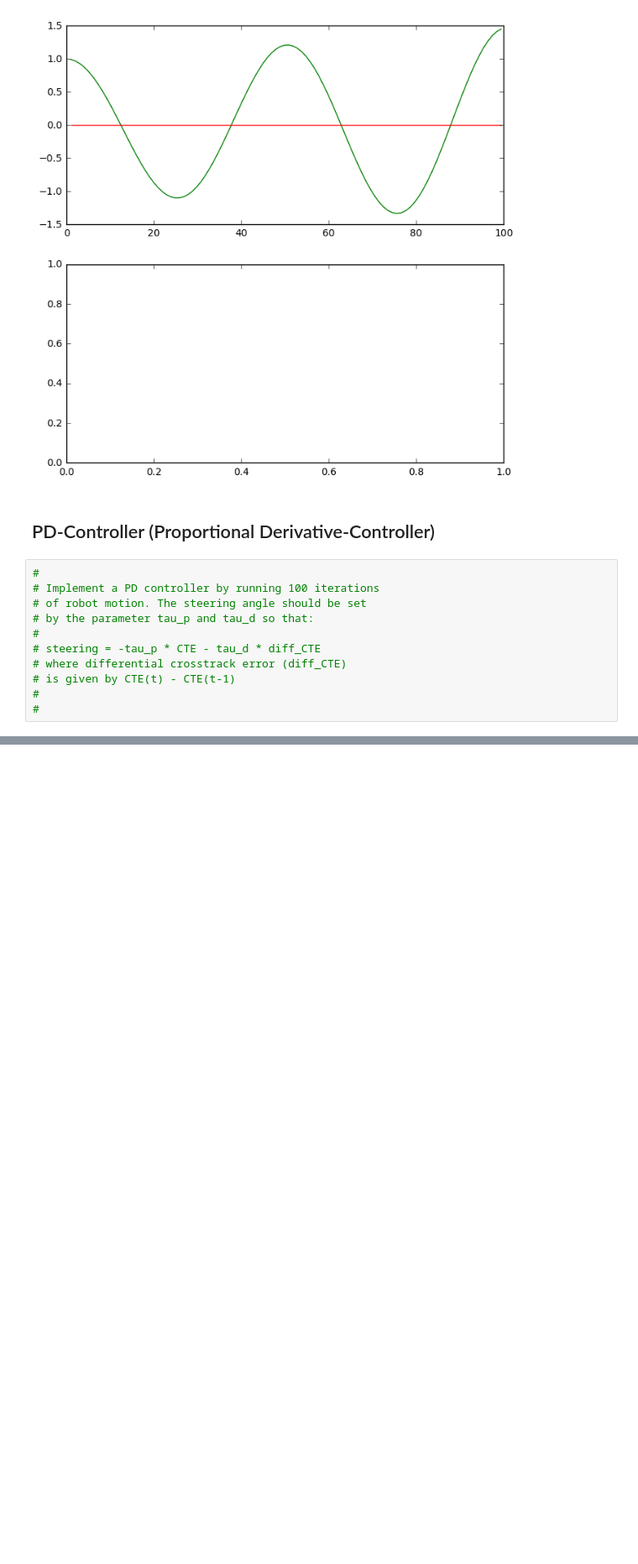
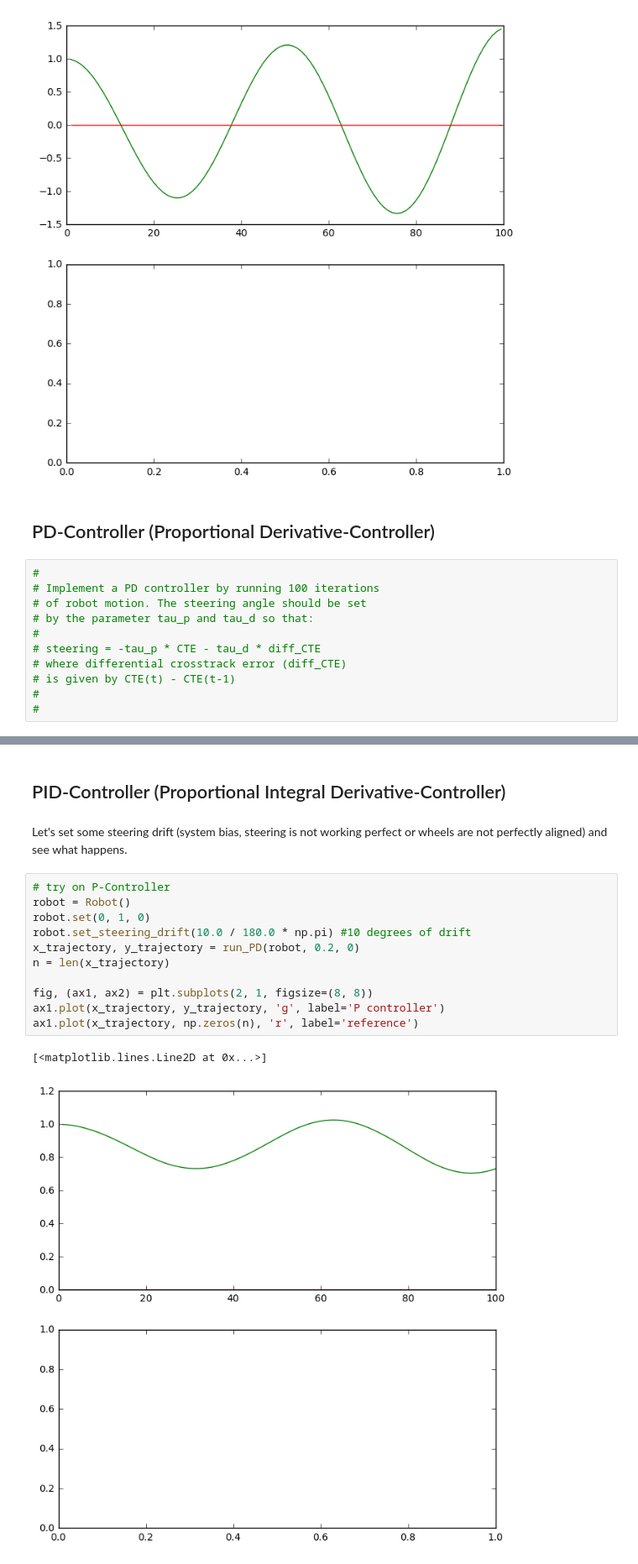
Before and after one commit to informramiz/PID-Controller-Python, a Jupyter notebook: PID-Controller.ipynb, the cells around one changed output, grey strips where cells are left out. Shown: that part at 84% size. Cells and saved outputs as stored; diff of their text form; blank space fills up the shorter version.

Commit message:
feat: Completed PID controller

```diff
--- a/PID-Controller.ipynb
+++ b/PID-Controller.ipynb
@@ -165,3 +164,21 @@ ax1.plot(x_trajectory, np.zeros(n), 'r', label='reference')
 # %% [output]
 [<matplotlib.lines.Line2D at 0x...>]
 [figure]
+# %% [markdown]
+## PID-Controller (Proportional Integral Derivative-Controller)
+# %% [markdown]
+Let's set some steering drift (system bias, steering is not working perfect or wheels are not perfectly aligned) and see what happens.
+# %%
+# try on P-Controller
+robot = Robot()
+robot.set(0, 1, 0)
+robot.set_steering_drift(10.0 / 180.0 * np.pi) #10 degrees of drift
+x_trajectory, y_trajectory = run_PD(robot, 0.2, 0)
+n = len(x_trajectory)
+
+fig, (ax1, ax2) = plt.subplots(2, 1, figsize=(8, 8))
+ax1.plot(x_trajectory, y_trajectory, 'g', label='P controller')
+ax1.plot(x_trajectory, np.zeros(n), 'r', label='reference')
+# %% [output]
+[<matplotlib.lines.Line2D at 0x...>]
+[figure, added]
```
Also changed, not shown: parts of 4 cells of this notebook.
